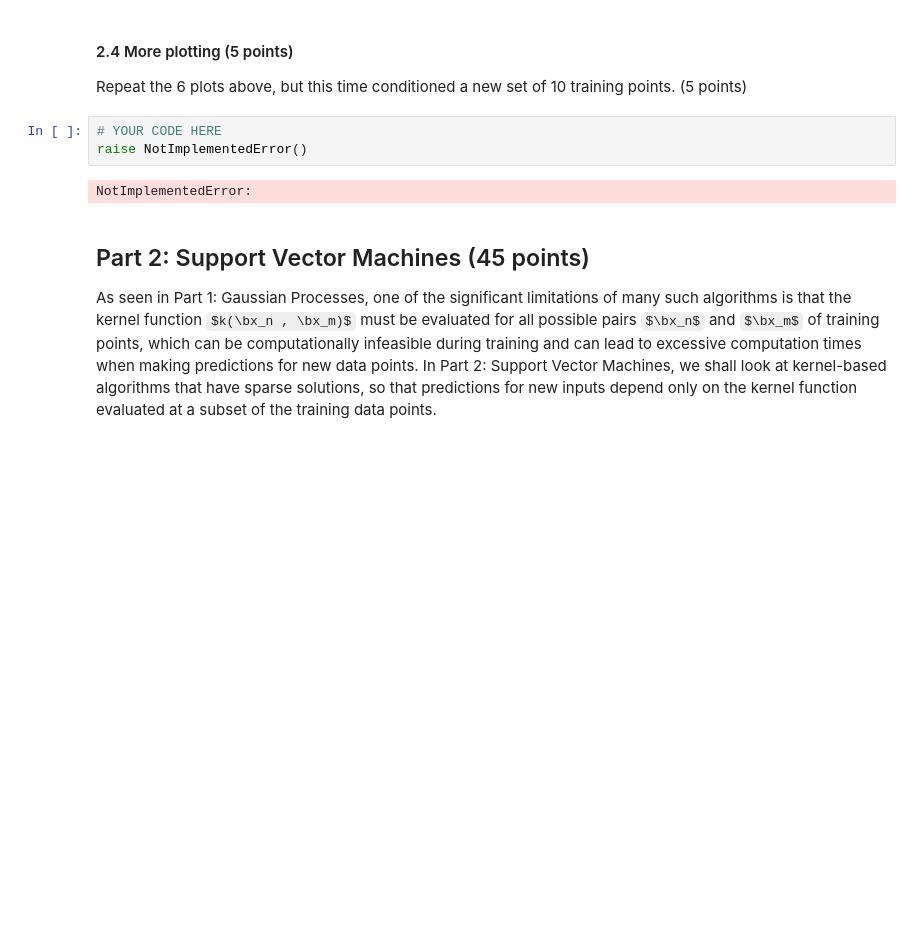
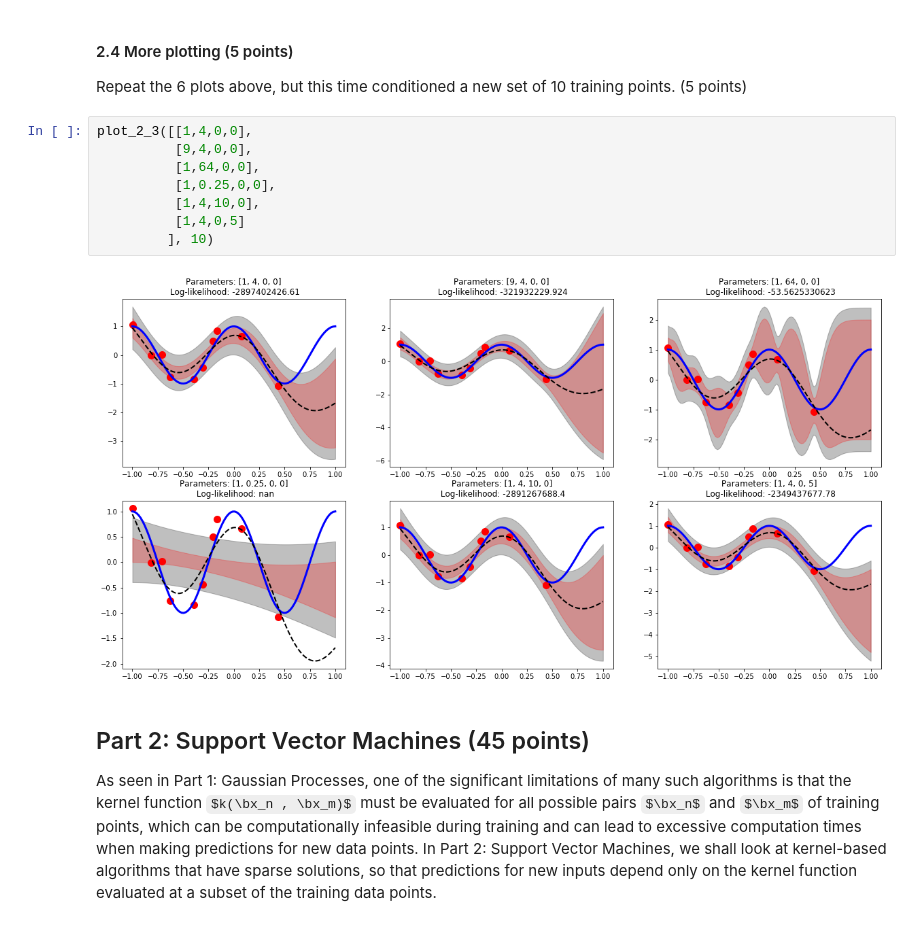
Before and after one commit to jorism1993/ML-lab1, a Jupyter notebook: lab3.ipynb, the cells around one changed output. Cells and saved outputs as stored; diff of their text form; some formulas as TeX source; blank space fills up the shorter version.

```diff
--- a/lab3.ipynb
+++ b/lab3.ipynb
@@ -331,11 +306,16 @@ plot_2_3([[1,4,0,0],
 # %% [markdown]
 #### 2.4 More plotting (5 points)
 Repeat the 6 plots above, but this time conditioned a new set of 10 training points. (5 points)
-# %%
-# YOUR CODE HERE
-raise NotImplementedError()
-# %% [output]
-NotImplementedError:
+# %%
+plot_2_3([[1,4,0,0],
+          [9,4,0,0],
+          [1,64,0,0],
+          [1,0.25,0,0],
+          [1,4,10,0],
+          [1,4,0,5]
+         ], 10)
+# %% [output]
+[figure, added]
 # %% [markdown]
 ## Part 2: Support Vector Machines (45 points)
 As seen in Part 1: Gaussian Processes, one of the significant limitations of many such algorithms is that the kernel function $k(\bx_n , \bx_m)$ must be evaluated for all possible pairs $\bx_n$ and $\bx_m$ of training points, which can be computationally infeasible during training and can lead to excessive computation times when making predictions for new data points.
```
Also changed, not shown: parts of 5 cells of this notebook.
